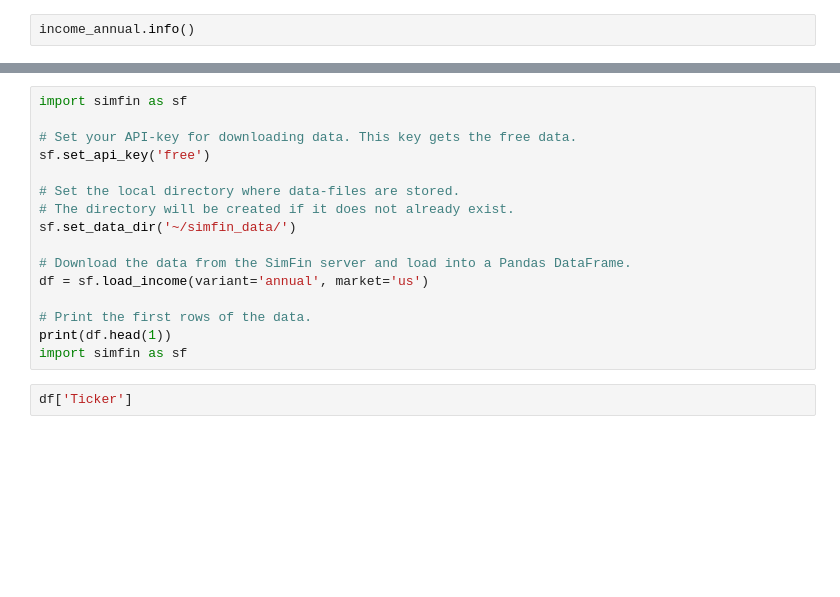
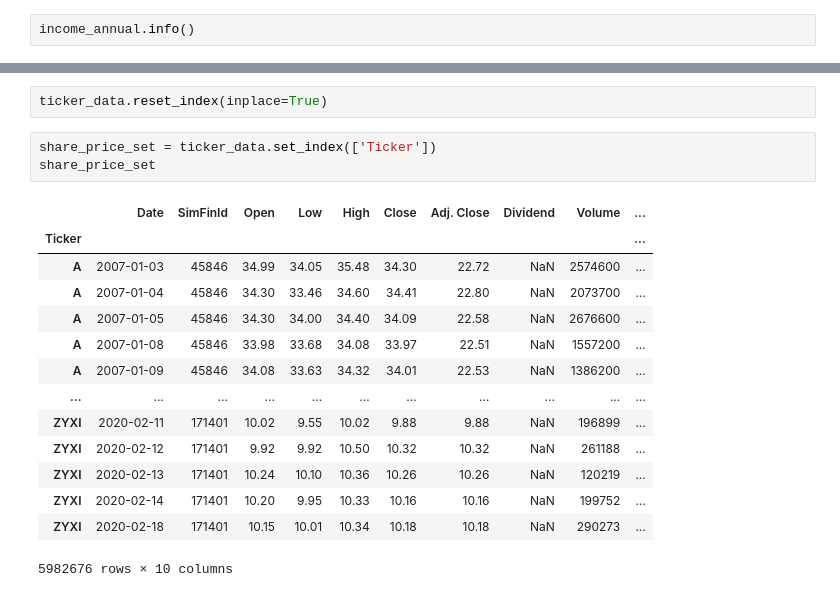
Before and after one commit to MuayThaiLegz/ScientificMethod_ForInvesting-, a Jupyter notebook: barrnun.ipynb, the cells around one changed output, grey strips where cells are left out. Drawn from its saved outputs; the diff is of its cells as text; blank space fills up the shorter version.

```diff
--- a/barrnun.ipynb
+++ b/barrnun.ipynb
@@ -311,18 +502,20 @@ billi_bound.describe()
-# %%
-import simfin as sf
-
-# Set your API-key for downloading data. This key gets the free data.
-sf.set_api_key('free')
-
-# Set the local directory where data-files are stored.
-# The directory will be created if it does not already exist.
-sf.set_data_dir('~/simfin_data/')
-
-# Download the data from the SimFin server and load into a Pandas DataFrame.
-df = sf.load_income(variant='annual', market='us')
-
-# Print the first rows of the data.
-print(df.head(1))
-import simfin as sf
-# %%
-df['Ticker']
+# %%
+ticker_data.reset_index(inplace=True)
+# %%
+share_price_set = ticker_data.set_index(['Ticker'])
+share_price_set
+# %% [output]
+|  | Date | SimFinId | Open | Low | High | Close | Adj. Close | Dividend | Volume | ... |
+| Ticker |  |  |  |  |  |  |  |  |  | ... |
+| A | 2007-01-03 | 45846 | 34.99 | 34.05 | 35.48 | 34.30 | 22.72 | NaN | 2574600 | ... |
+| A | 2007-01-04 | 45846 | 34.30 | 33.46 | 34.60 | 34.41 | 22.80 | NaN | 2073700 | ... |
+| A | 2007-01-05 | 45846 | 34.30 | 34.00 | 34.40 | 34.09 | 22.58 | NaN | 2676600 | ... |
+| A | 2007-01-08 | 45846 | 33.98 | 33.68 | 34.08 | 33.97 | 22.51 | NaN | 1557200 | ... |
+| A | 2007-01-09 | 45846 | 34.08 | 33.63 | 34.32 | 34.01 | 22.53 | NaN | 1386200 | ... |
+| ... | ... | ... | ... | ... | ... | ... | ... | ... | ... | ... |
+| ZYXI | 2020-02-11 | 171401 | 10.02 | 9.55 | 10.02 | 9.88 | 9.88 | NaN | 196899 | ... |
+| ZYXI | 2020-02-12 | 171401 | 9.92 | 9.92 | 10.50 | 10.32 | 10.32 | NaN | 261188 | ... |
+| ZYXI | 2020-02-13 | 171401 | 10.24 | 10.10 | 10.36 | 10.26 | 10.26 | NaN | 120219 | ... |
+| ZYXI | 2020-02-14 | 171401 | 10.20 | 9.95 | 10.33 | 10.16 | 10.16 | NaN | 199752 | ... |
+| ZYXI | 2020-02-18 | 171401 | 10.15 | 10.01 | 10.34 | 10.18 | 10.18 | NaN | 290273 | ... |
+5982676 rows × 10 columns
```
Also changed, not shown: parts of 76 cells of this notebook.
